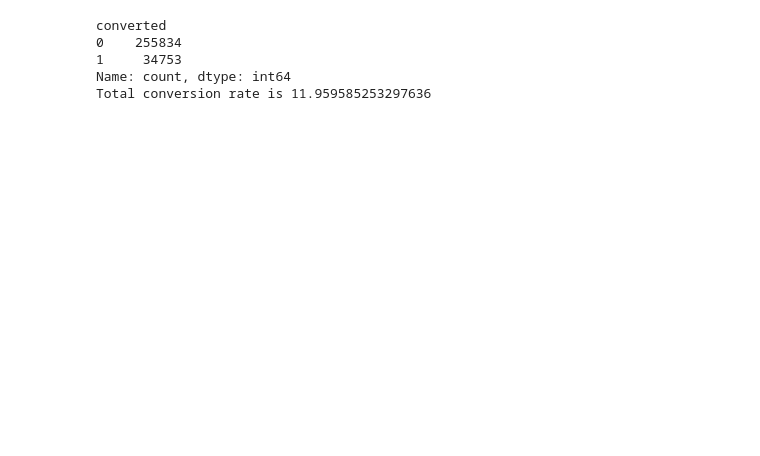
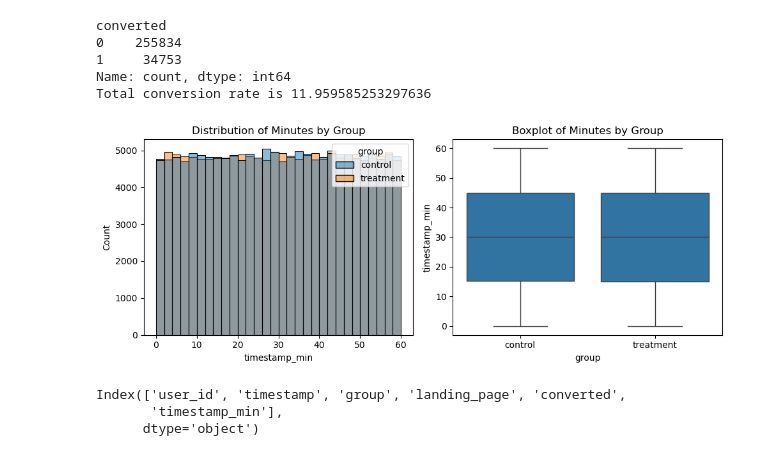
Before and after one commit to Abhijeet-SP/Conversion-Lens, a Jupyter notebook: eda.ipynb, the cells around one changed output. Drawn from its saved outputs; the diff is of its cells as text; code cells hidden in the pictures; blank space fills up the shorter version.

```diff
--- a/eda.ipynb
+++ b/eda.ipynb
@@ -136,3 +137,22 @@ converted
 1     34753
 Name: count, dtype: int64
 Total conversion rate is 11.959585253297636
+# %%
+plt.figure(figsize=(10, 4))
+plt.subplot(1, 2, 1)
+sns.histplot(data=ad_df, x="timestamp_min", hue="group", bins=30)
+plt.title("Distribution of Minutes by Group")
+plt.subplot(1, 2, 2)
+
+sns.boxplot(data=ad_df, x="group", y="timestamp_min")
+plt.title("Boxplot of Minutes by Group")
+plt.tight_layout()
+plt.show()
+# %% [output]
+[figure, added]
+# %%
+ad_df.columns
+# %% [output]
+Index(['user_id', 'timestamp', 'group', 'landing_page', 'converted',
+       'timestamp_min'],
+      dtype='object')
```
Also changed, not shown: parts of 8 cells of this notebook, 2 other files.
